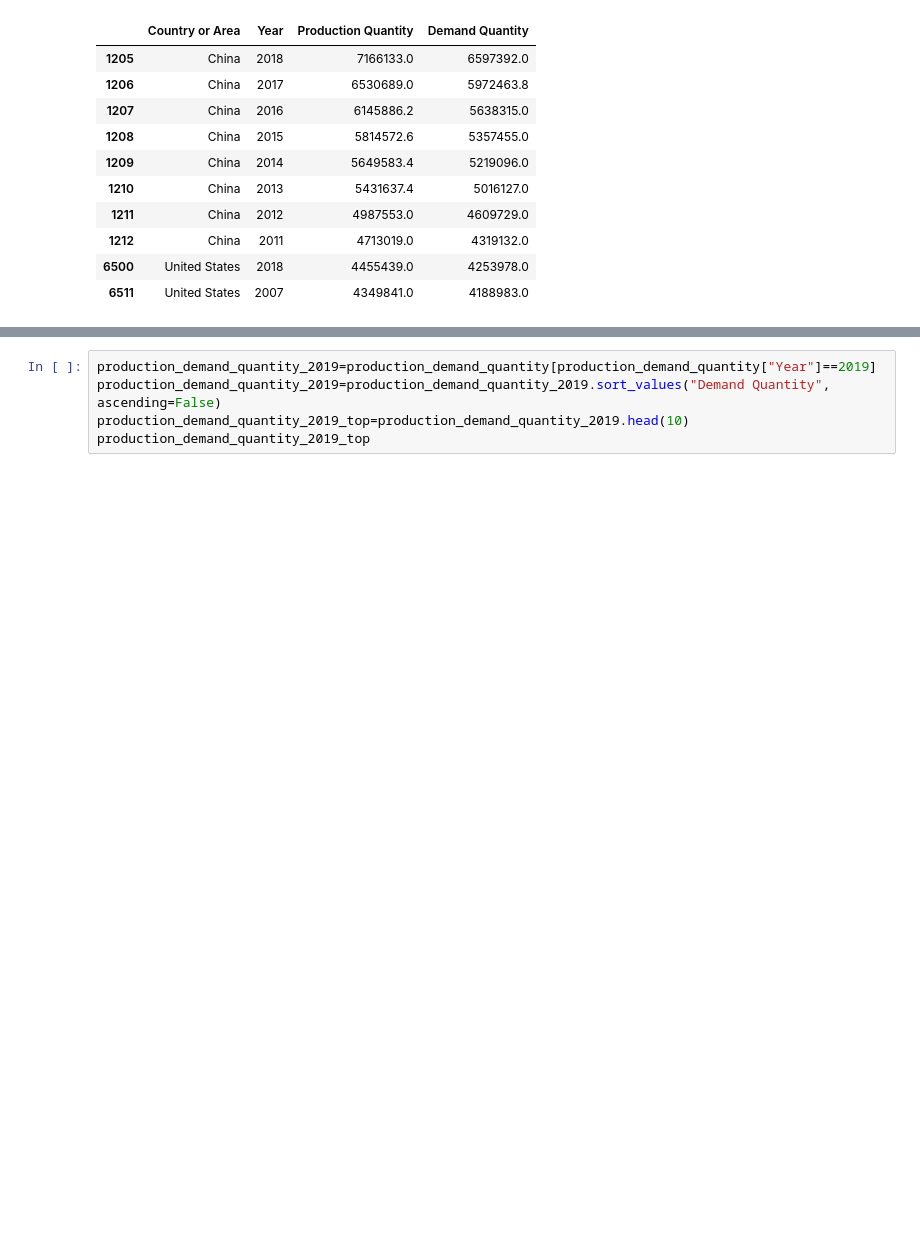
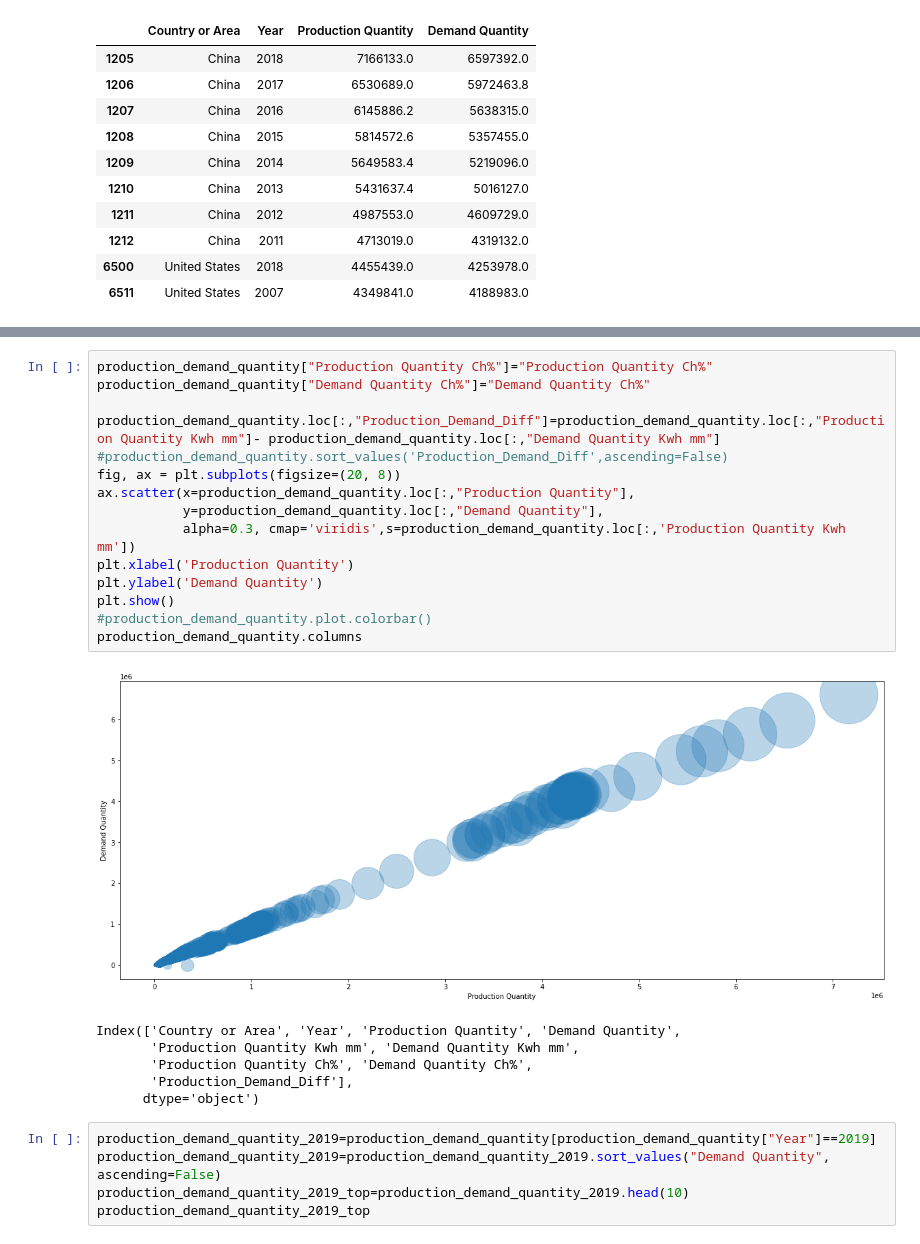
Before and after one commit to nss-data-science-cohort-5/un_exploration-ZhenyaC, a Jupyter notebook: notebooks/electricty22.ipynb, the cells around one changed output, grey strips where cells are left out. Drawn from its saved outputs; the diff is of its cells as text; blank space fills up the shorter version.

```diff
--- a/notebooks/electricty22.ipynb
+++ b/notebooks/electricty22.ipynb
@@ -147,3 +147,25 @@ production_demand_quantity.sort_values('Production Quantity', ascending = False)
+# %%
+production_demand_quantity["Production Quantity Ch%"]="Production Quantity Ch%"
+production_demand_quantity["Demand Quantity Ch%"]="Demand Quantity Ch%"
+
+production_demand_quantity.loc[:,"Production_Demand_Diff"]=production_demand_quantity.loc[:,"Production Quantity Kwh mm"]- production_demand_quantity.loc[:,"Demand Quantity Kwh mm"]
+#production_demand_quantity.sort_values('Production_Demand_Diff',ascending=False)
+fig, ax = plt.subplots(figsize=(20, 8))
+ax.scatter(x=production_demand_quantity.loc[:,"Production Quantity"],
+           y=production_demand_quantity.loc[:,"Demand Quantity"],
+           alpha=0.3, cmap='viridis',s=production_demand_quantity.loc[:,'Production Quantity Kwh mm'])
+plt.xlabel('Production Quantity')
+plt.ylabel('Demand Quantity')
+plt.show()
+#production_demand_quantity.plot.colorbar()
+production_demand_quantity.columns
+# %% [output]
+[figure, added]
+Index(['Country or Area', 'Year', 'Production Quantity', 'Demand Quantity',
+       'Production Quantity Kwh mm', 'Demand Quantity Kwh mm',
+       'Production Quantity Ch%', 'Demand Quantity Ch%',
+       'Production_Demand_Diff'],
+      dtype='object')
 # %%
 production_demand_quantity_2019=production_demand_quantity[production_demand_quantity["Year"]==2019]
 production_demand_quantity_2019=production_demand_quantity_2019.sort_values("Demand Quantity", ascending=False)
```
Also changed, not shown: parts of 10 cells of this notebook.
